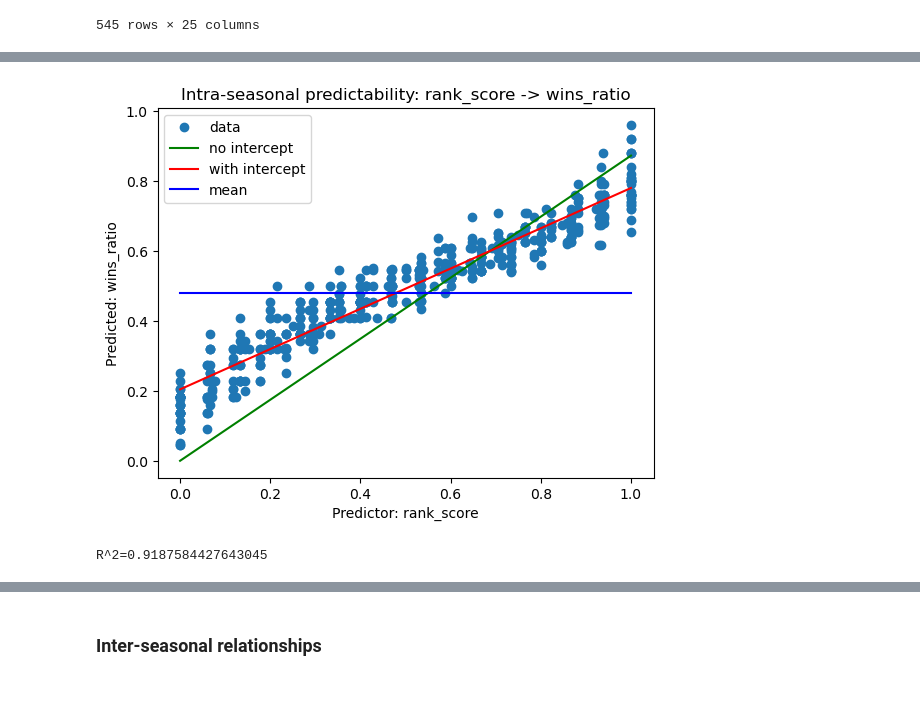
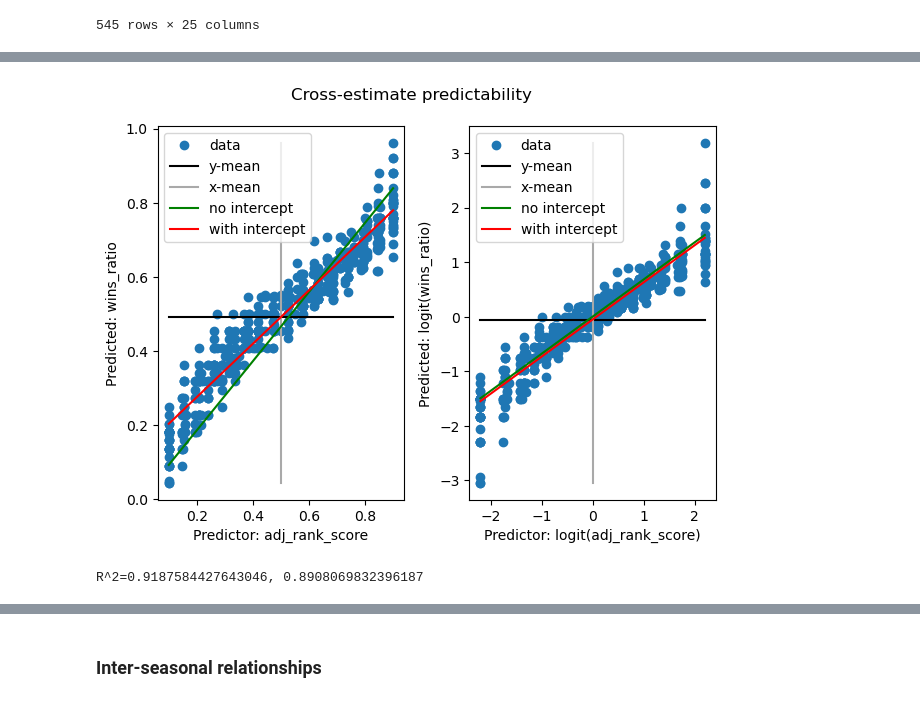
Before and after one commit to gaj67/gaj-data-science, a Jupyter notebook: AFL/notebooks/4_seasonal_effects.ipynb, the cells around one changed output, grey strips where cells are left out. Drawn from its saved outputs; the diff is of its cells as text; code cells hidden in the pictures.

```diff
--- a/AFL/notebooks/4_seasonal_effects.ipynb
+++ b/AFL/notebooks/4_seasonal_effects.ipynb
@@ -135,6 +291,9 @@ R^2=0.8754510845065487
 # %%
-res = intra_seasonal_plot('rank_score', 'wins_ratio')
-print(f"R^2={res[0]}")
+# Map scores [0, 1] -> [0.1, 0.9] to avoid log(0)
+df_seasonal['adj_rank_score'] = 0.8 * df_seasonal.rank_score + 0.1
+
+res = cross_estimate_plot('adj_rank_score', 'wins_ratio')
+print(f"R^2={res[0]}, {res[1]}")
 # %% [output]
-[figure, old version]
+[figure, new version]
-R^2=0.9187584427643045
+R^2=0.9187584427643046, 0.8908069832396187
```
Also changed, not shown: parts of 103 cells of this notebook, 8 other files.
